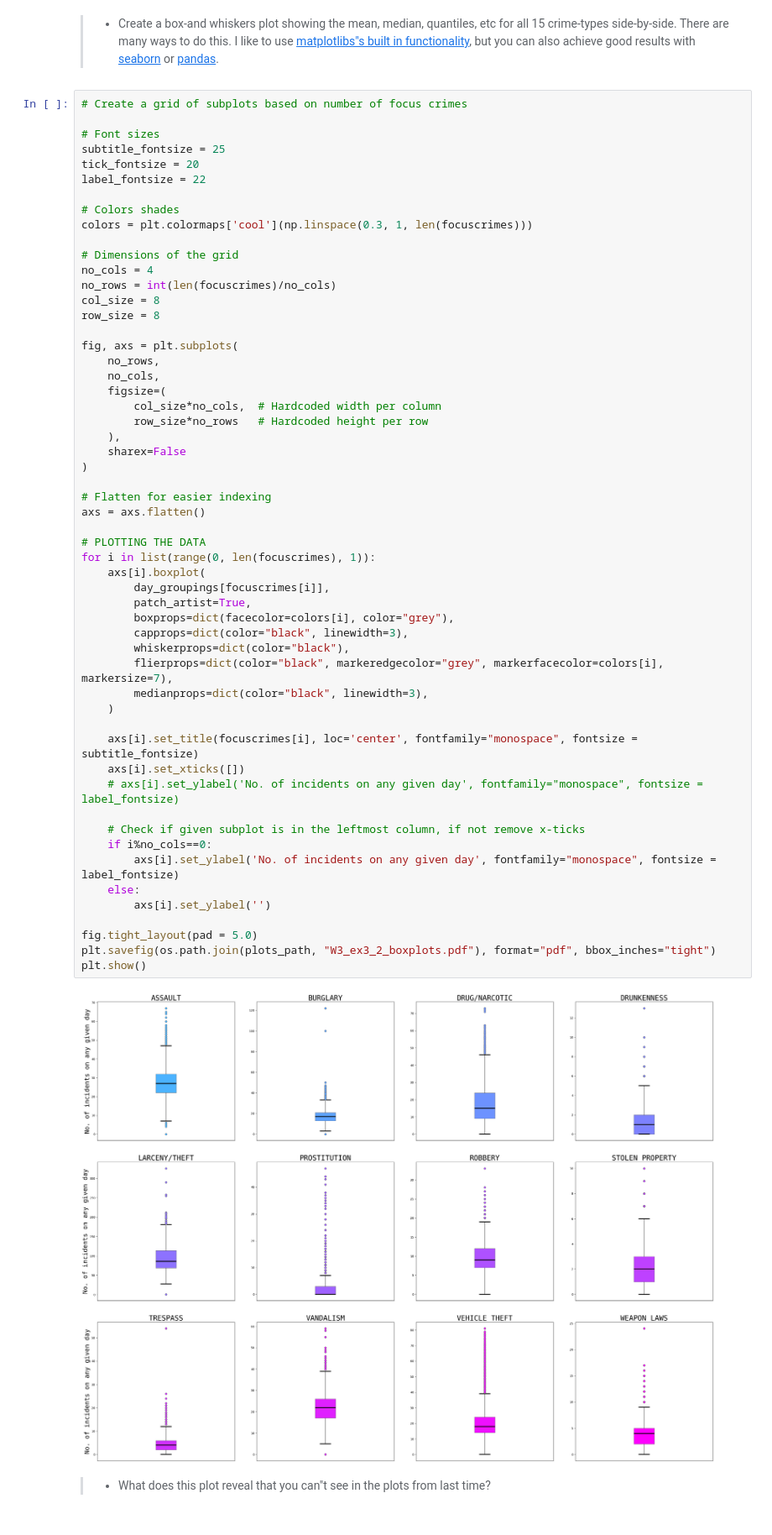
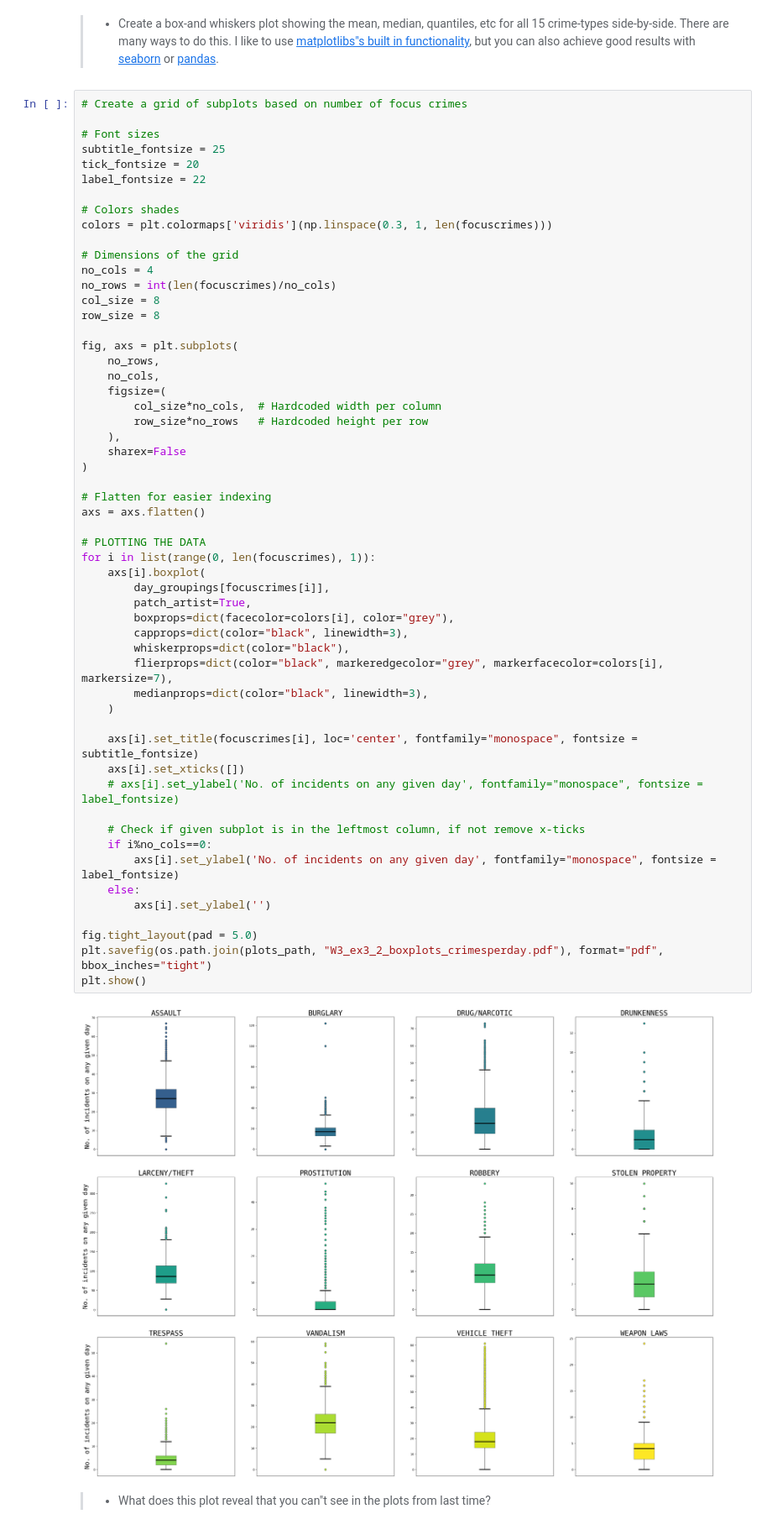
Before and after one commit to AleksandarLukic96/02806_Social_Data, a Jupyter notebook: notebooks/W3_Alek.ipynb, the cells around one changed output. Shown at 84% size. Drawn from its saved outputs; the diff is of its cells as text.

```diff
--- a/notebooks/W3_Alek.ipynb
+++ b/notebooks/W3_Alek.ipynb
@@ -591,7 +591,7 @@ tick_fontsize = 20
 label_fontsize = 22
 
 # Colors shades
-colors = plt.colormaps['cool'](np.linspace(0.3, 1, len(focuscrimes)))
+colors = plt.colormaps['viridis'](np.linspace(0.3, 1, len(focuscrimes)))
 
 # Dimensions of the grid
 no_cols = 4
@@ -610,35 +610,35 @@ fig, axs = plt.subplots(
 )
 
 # Flatten for easier indexing
 axs = axs.flatten()
 
 # PLOTTING THE DATA
 for i in list(range(0, len(focuscrimes), 1)):
     axs[i].boxplot(
         day_groupings[focuscrimes[i]],
         patch_artist=True,
         boxprops=dict(facecolor=colors[i], color="grey"),
         capprops=dict(color="black", linewidth=3),
         whiskerprops=dict(color="black"),
         flierprops=dict(color="black", markeredgecolor="grey", markerfacecolor=colors[i], markersize=7),
         medianprops=dict(color="black", linewidth=3),
     )
 
     axs[i].set_title(focuscrimes[i], loc='center', fontfamily="monospace", fontsize = subtitle_fontsize)
     axs[i].set_xticks([])
     # axs[i].set_ylabel('No. of incidents on any given day', fontfamily="monospace", fontsize = label_fontsize)
 
     # Check if given subplot is in the leftmost column, if not remove x-ticks
     if i%no_cols==0:
         axs[i].set_ylabel('No. of incidents on any given day', fontfamily="monospace", fontsize = label_fontsize)
     else:
         axs[i].set_ylabel('')
 
 fig.tight_layout(pad = 5.0)
-plt.savefig(os.path.join(plots_path, "W3_ex3_2_boxplots.pdf"), format="pdf", bbox_inches="tight")
+plt.savefig(os.path.join(plots_path, "W3_ex3_2_boxplots_crimesperday.pdf"), format="pdf", bbox_inches="tight")
 plt.show()
 # %% [output]
-[figure, old version]
+[figure, new version]
 # %% [markdown]
 
 >   * What does this plot reveal that you can"t see in the plots from last time?
```
Also changed, not shown: parts of 8 cells of this notebook, 5 other files.
